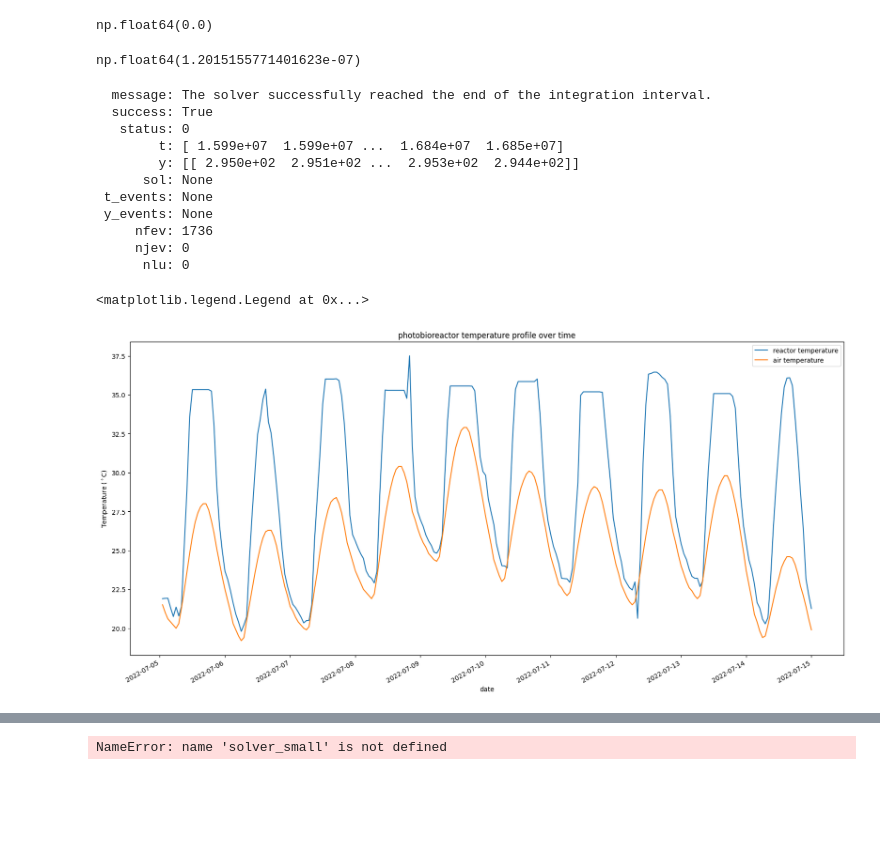
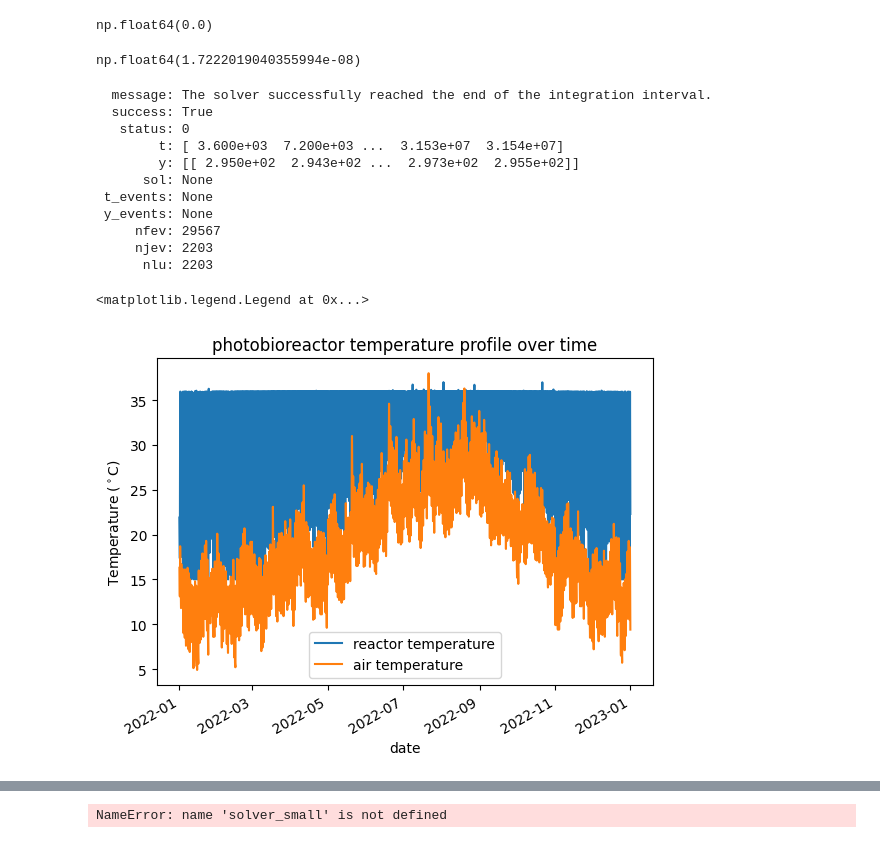
Before and after one commit to MatthijsKok01/Code, a Jupyter notebook: test.ipynb, the cells around one changed output, grey strips where cells are left out. Cells and saved outputs as stored; diff of their text form; code cells hidden in the pictures; blank space fills up the shorter version.

Commit message:
included cases to swith easily

```diff
--- a/test.ipynb
+++ b/test.ipynb
@@ -288,7 +308,12 @@ reactor_infrared_radiation(1,273,1)
 # %%
 # Returns the measured diffuse solar radiation based on measured data and a cross section as surface area
 def diffuse_solar_rad(t,y,time_index):
-    Q = tau_reactor*epsilon_reactor*R_reactor*2*L*data.G_Dh[time_index]
+    if case == 'Flat':
+        Q = tau_reactor*epsilon_reactor*R_reactor*2*L*data.G_Dh[time_index]
+    elif case == 'Round':
+        Q = 0
+    else:
+        Q= 0
     return Q
 diffuse_solar_rad(1,300,15)
 # %% [output]
@@ -296,7 +321,12 @@ np.float64(8.9231076)
 # %%
 # Returns the measured direct solar radiation based on measured data and a cross section area as surface
 def direct_solar_rad(t,y,time_index): #in the paper they do something with a formfactor here, check later why
-    Q = tau_reactor*epsilon_reactor*R_reactor*2*L*data.G_Gh[time_index]
+    if case == 'Flat':
+        Q = tau_reactor*epsilon_reactor*R_reactor*2*L*data.G_Gh[time_index]
+    elif case == 'Round':
+        Q = 0
+    else:
+        Q =0
     return Q
 direct_solar_rad(1,273,15)
 # %% [output]
@@ -306,7 +336,12 @@ np.float64(19.7389956)
 # The first function is used in the heat model
 def infrared_rad_air(t,y,time_index):
         #Q = tau_reactor*epsilon_reactor*epsilon_air*2*math.pi*R_reactor*L*sigma*(data.Ta[time_index])**4
-        Q = data.Lin[time_index]*R_reactor*2*L*tau_reactor*epsilon_reactor
+        if case == 'Flat':
+                Q = data.Lin[time_index]*R_reactor*2*L*tau_reactor*epsilon_reactor
+        elif case == 'Round':
+                Q = 0
+        else:
+                Q = 0
         return Q
 def infrared_rad_air2(t,y,time_index):
         Q = tau_reactor*epsilon_reactor*epsilon_air*math.pi*R_reactor*L*sigma*(data.Ta[time_index])**4
@@ -432,10 +467,10 @@ def heat_bal(t,y,p):
     Q_pump = pump_force(t,y,time_index)
     saved_fluxes.append([time_index])
     '''To be implemented: pump, aeration  '''
-    dxdt = (Q_direct_solar_rad+Q_diffuse_solar_rad+Q_ground_radiation+Q_medium_added+Q_air_infrared+Q_ground_reflected+Q_react_infrared+Q_broth_out+Q_evaporation+Q_convection+Q_aeration+Q_pump)/(rho_reactor*cp_reactor*V_reactor)
+    dxdt = (Q_direct_solar_rad+Q_diffuse_solar_rad+Q_ground_radiation+Q_medium_added+Q_air_infrared+Q_ground_reflected+Q_react_infrared+Q_broth_out+Q_evaporation+Q_convection+Q_aeration+Q_pump)
     max_capped_heat = removed_heat(t,y,time_index,dxdt)
     min_capped_heat = added_heat(t,y,time_index,dxdt)
-    return (max_capped_heat+min_capped_heat+dxdt)
+    return (max_capped_heat+min_capped_heat+dxdt)/(rho_reactor*cp_reactor*V_reactor)
 heat_bal(7200,10,1)
 # %% [output]
 np.float64(0.0)
@@ -460,52 +495,52 @@ def heat_bal2(t,y,p):
     Q_pump = pump_force(t,y,time_index)
     saved_fluxes.append([time_index])
     '''To be implemented: pump, aeration  '''
-    dxdt = (Q_direct_solar_rad+Q_diffuse_solar_rad+Q_ground_radiation+Q_medium_added+Q_air_infrared+Q_ground_reflected+Q_react_infrared+Q_broth_out+Q_evaporation+Q_convection+Q_aeration+Q_pump)/(rho_reactor*cp_reactor*V_reactor)
+    dxdt = (Q_direct_solar_rad+Q_diffuse_solar_rad+Q_ground_radiation+Q_medium_added+Q_air_infrared+Q_ground_reflected+Q_react_infrared+Q_broth_out+Q_evaporation+Q_convection+Q_aeration+Q_pump)
     max_capped_heat = removed_heat(t,y,time_index,dxdt)
     min_capped_heat = added_heat(t,y,time_index,dxdt)
-    return (max_capped_heat+min_capped_heat+dxdt)
+    return (max_capped_heat+min_capped_heat+dxdt)/(rho_reactor*cp_reactor*V_reactor)
 heat_bal(8000,300,1)-heat_bal2(8000,300,1)
 # %% [output]
-np.float64(1.2015155771401623e-07)
+np.float64(1.7222019040355994e-08)
 # %%
 # From the startingpoint y0 calculate the temperature in time steps by calculating the heat balance
 saved_fluxes=[]
-solver = integrate.solve_ivp (heat_bal,(t_span[0],t_span[-1]) ,y0, args = [0.01],t_eval=t_span, method='RK45')
+solver = integrate.solve_ivp (heat_bal,(t_span[0],t_span[-1]) ,y0, args = [0.01],t_eval=t_span, method=int_method,max_step=3600)
 #solver = integrate.solve_ivp (heat_bal,(t_span[0],t_span[-1]) ,y0, args = [0.01], method='RK45')
 #solver = integrate.solve_ivp (heat_bal,[0, t_span[-1]], y0, t_eval=t_span, args = [0.0000001])
 print(solver)
 t_vals = solver.t
 y_vals_check = solver.y
 y_vals = y_vals_check[0]                #Did this to overcome the problem that the values are stored in a matrix.
 hours = t_span/(time_int*24)
 air_temp = data.Ta[hours*24]
 t_vals_days = 24/hours
 time_values = data.date_time[t_span/time_int]
 
 
 ##          plot results
 plt.xlabel('date')
 plt.rcParams["figure.figsize"] = (20,10)
 plt.ylabel('Temperature ($^\circ$C)')
 plt.title('photobioreactor temperature profile over time')
 plt.plot(time_values, y_vals-273.15,time_values,air_temp-273.15)
 #plt.plot(time_values,y_vals[:-1]-273.15)
 plt.gcf().autofmt_xdate()
 plt.legend(['reactor temperature','air temperature'])
 # %% [output]
   message: The solver successfully reached the end of the integration interval.
   success: True
    status: 0
-        t: [ 1.599e+07  1.599e+07 ...  1.684e+07  1.685e+07]
-        y: [[ 2.950e+02  2.951e+02 ...  2.953e+02  2.944e+02]]
+        t: [ 3.600e+03  7.200e+03 ...  3.153e+07  3.154e+07]
+        y: [[ 2.950e+02  2.943e+02 ...  2.973e+02  2.955e+02]]
       sol: None
  t_events: None
  y_events: None
-     nfev: 1736
-     njev: 0
-      nlu: 0
+     nfev: 29567
+     njev: 2203
+      nlu: 2203
 <matplotlib.legend.Legend at 0x...>
-[figure, old version]
+[figure, new version]
 # %%
 solver = integrate.solve_ivp (heat_bal,(t_span[0],t_span[-1]) ,y0, args = [0.01],t_eval=t_span, method='RK45')
 t_vals = solver.t
```
Also changed, not shown: parts of 18 cells of this notebook.
